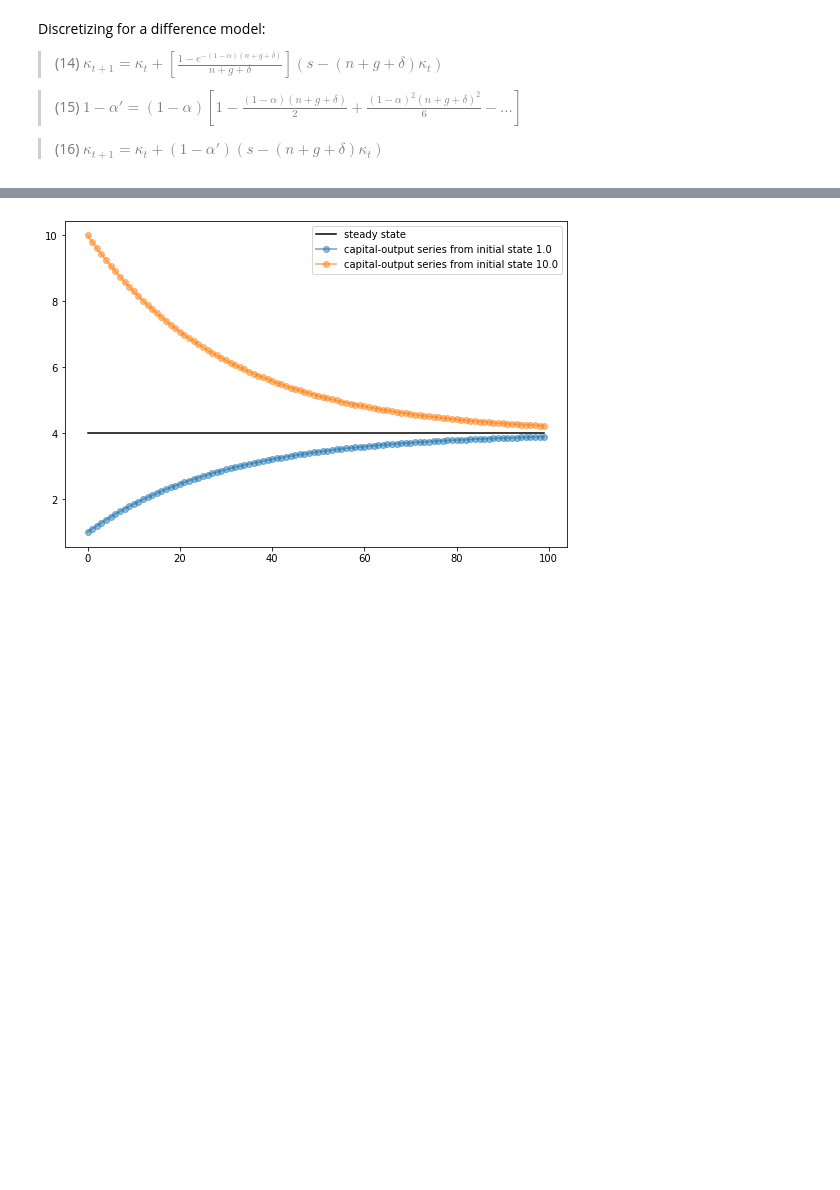
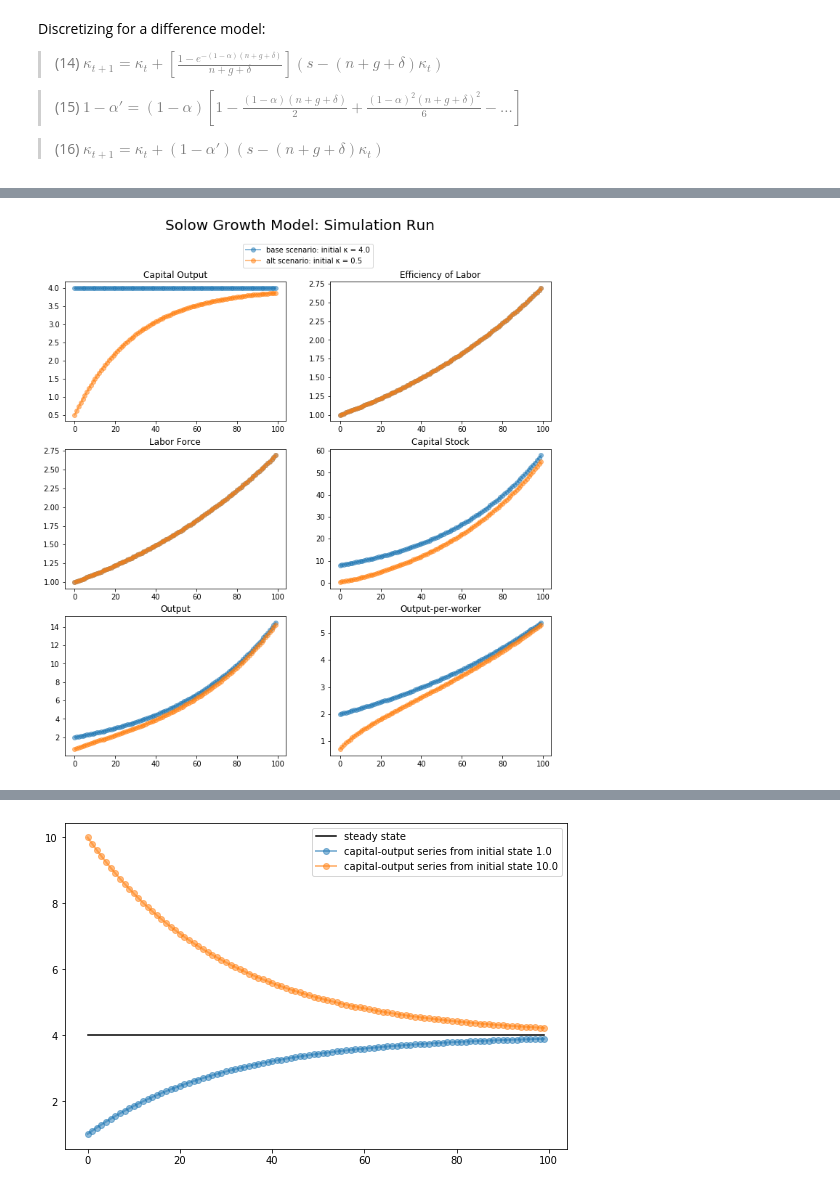
Before and after one commit to braddelong/LS2019, a Jupyter notebook: 2019-08-07-Sargent-Stachurski.ipynb, the cells around one changed output, grey strips where cells are left out. Saved outputs shown, nothing was run; the diff lists cells and outputs as text; code cells hidden in the pictures; blank space fills up the shorter version.

```diff
--- a/2019-08-07-Sargent-Stachurski.ipynb
+++ b/2019-08-07-Sargent-Stachurski.ipynb
@@ -233,0 +152,32 @@ plt.show()
+# %%
+T = 100
+
+s_base = Solow_delong(κ=4.0)
+s_base.scenario = "base scenario"
+s_alt = Solow_delong(κ=0.5)
+s_alt.scenario = "alt scenario"
+
+figcontents = {
+        (0,0):('κ','Capital Output'),
+        (0,1):('E','Efficiency of Labor'),
+        (1,0):('L','Labor Force'),
+        (1,1):('K','Capital Stock'),
+        (2,0):('Y','Output'),
+        (2,1):('y','Output-per-worker')
+       }
+
+num_rows, num_cols = 3,2
+fig, axes = plt.subplots(num_rows, num_cols, figsize=(12, 12))
+for i in range(num_rows):
+    for j in range(num_cols):
+        for s in s_base, s_alt:
+            lb = f'{s.scenario}: initial κ = {s.initdata["κ"]}'
+            axes[i,j].plot(s.generate_sequence(T, var = figcontents[i,j][0]),'o-', lw=2, alpha=0.5, label=lb)
+            axes[i,j].set(title=figcontents[i,j][1])
+
+#   global legend
+axes[(0,0)].legend(loc='upper center', bbox_to_anchor=(1.1,1.3))
+plt.suptitle('Solow Growth Model: Simulation Run', size = 20)
+plt.show()
+# %% [output]
+[figure, added]
```
Also changed, not shown: parts of 6 cells of this notebook.
